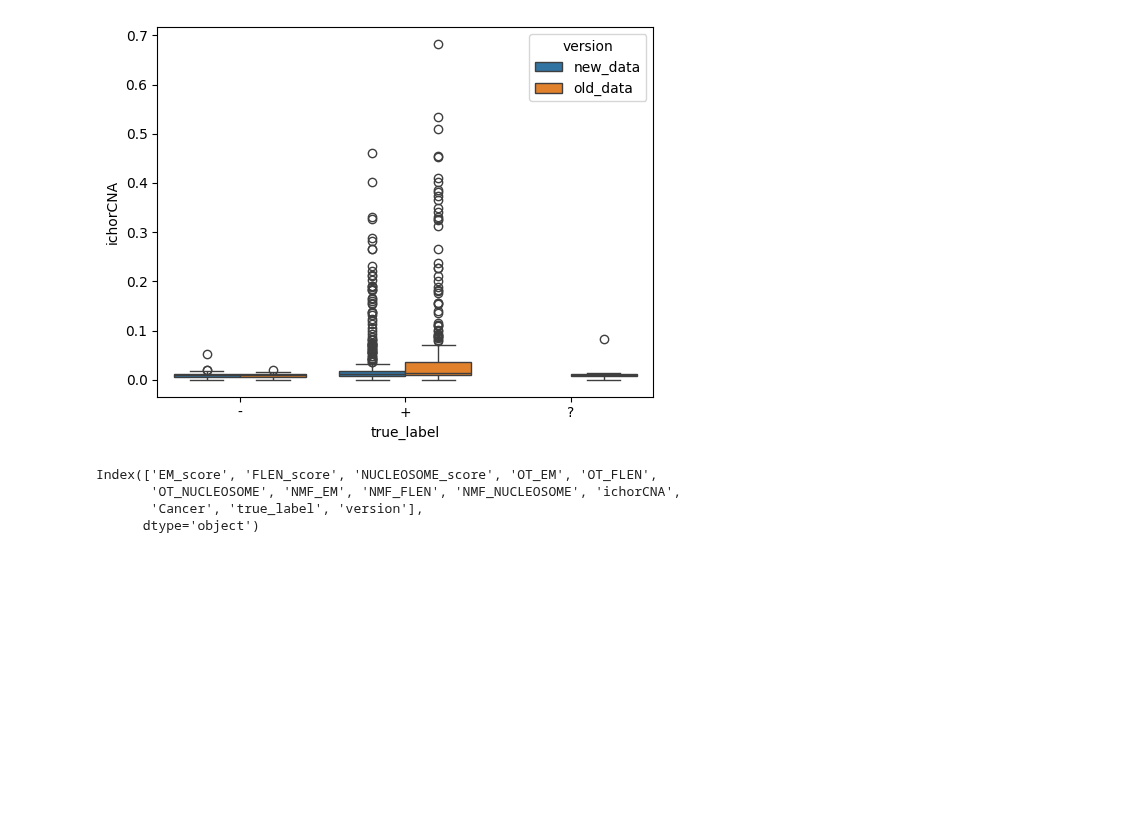
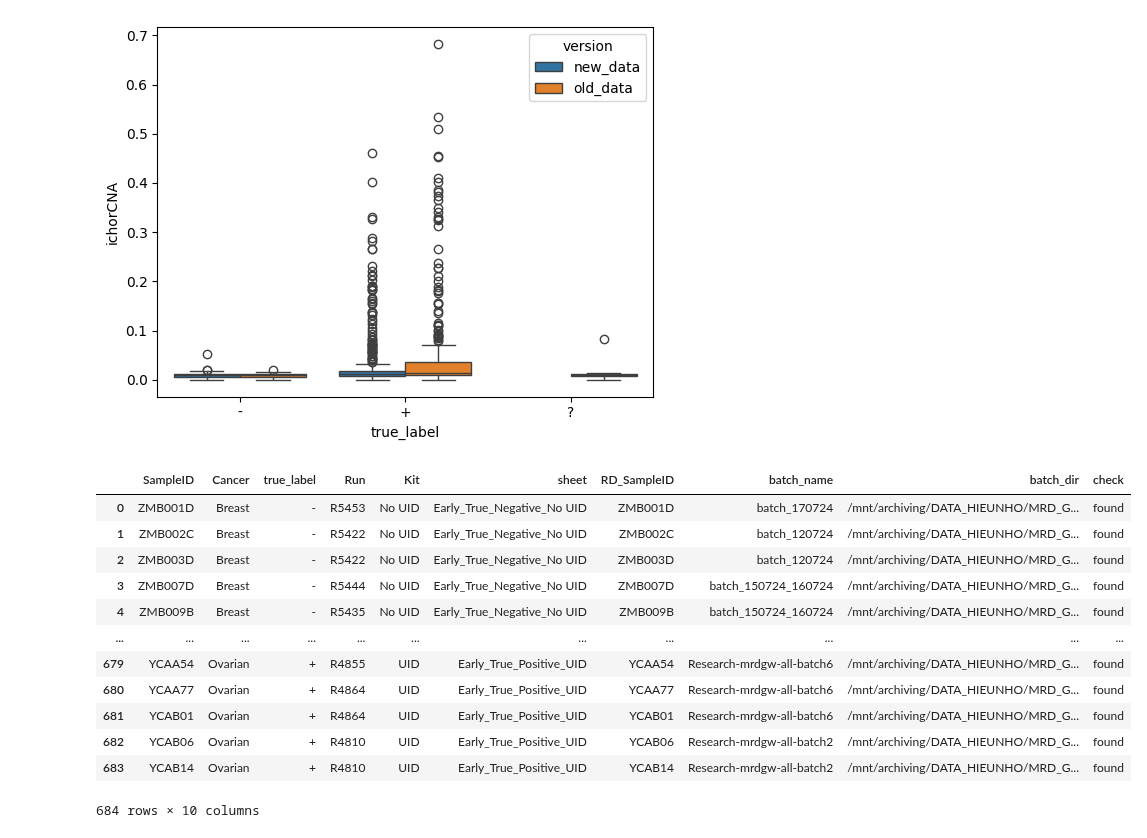
Before and after one commit to hieunguyen4193/gs-mrd, a Jupyter notebook: 03_analysis_new_MRD_data_20240924.ipynb, the cells around one changed output. Drawn from its saved outputs; the diff is of its cells as text; code cells hidden in the pictures; blank space fills up the shorter version.

```diff
--- a/03_analysis_new_MRD_data_20240924.ipynb
+++ b/03_analysis_new_MRD_data_20240924.ipynb
@@ -237,10 +231,19 @@ for f in ['EM_score', 'FLEN_score', 'NUCLEOSOME_score', 'OT_EM', 'OT_FLEN',
 [figure]
 [figure]
 [figure]
-# %%
-outputdf.columns
-# %% [output]
-Index(['EM_score', 'FLEN_score', 'NUCLEOSOME_score', 'OT_EM', 'OT_FLEN',
-       'OT_NUCLEOSOME', 'NMF_EM', 'NMF_FLEN', 'NMF_NUCLEOSOME', 'ichorCNA',
-       'Cancer', 'true_label', 'version'],
-      dtype='object')
+# %%
+metadata
+# %% [output]
+|  | SampleID | Cancer | true_label | Run | Kit | sheet | RD_SampleID | batch_name | batch_dir | check |
+| 0 | ZMB001D | Breast | - | R5453 | No UID | Early_True_Negative_No UID | ZMB001D | batch_170724 | /mnt/archiving/DATA_HIEUNHO/MRD_G... | found |
+| 1 | ZMB002C | Breast | - | R5422 | No UID | Early_True_Negative_No UID | ZMB002C | batch_120724 | /mnt/archiving/DATA_HIEUNHO/MRD_G... | found |
+| 2 | ZMB003D | Breast | - | R5422 | No UID | Early_True_Negative_No UID | ZMB003D | batch_120724 | /mnt/archiving/DATA_HIEUNHO/MRD_G... | found |
+| 3 | ZMB007D | Breast | - | R5444 | No UID | Early_True_Negative_No UID | ZMB007D | batch_150724_160724 | /mnt/archiving/DATA_HIEUNHO/MRD_G... | found |
+| 4 | ZMB009B | Breast | - | R5435 | No UID | Early_True_Negative_No UID | ZMB009B | batch_150724_160724 | /mnt/archiving/DATA_HIEUNHO/MRD_G... | found |
+| ... | ... | ... | ... | ... | ... | ... | ... | ... | ... | ... |
+| 679 | YCAA54 | Ovarian | + | R4855 | UID | Early_True_Positive_UID | YCAA54 | Research-mrdgw-all-batch6 | /mnt/archiving/DATA_HIEUNHO/MRD_G... | found |
+| 680 | YCAA77 | Ovarian | + | R4864 | UID | Early_True_Positive_UID | YCAA77 | Research-mrdgw-all-batch6 | /mnt/archiving/DATA_HIEUNHO/MRD_G... | found |
+| 681 | YCAB01 | Ovarian | + | R4864 | UID | Early_True_Positive_UID | YCAB01 | Research-mrdgw-all-batch6 | /mnt/archiving/DATA_HIEUNHO/MRD_G... | found |
+| 682 | YCAB06 | Ovarian | + | R4810 | UID | Early_True_Positive_UID | YCAB06 | Research-mrdgw-all-batch2 | /mnt/archiving/DATA_HIEUNHO/MRD_G... | found |
+| 683 | YCAB14 | Ovarian | + | R4810 | UID | Early_True_Positive_UID | YCAB14 | Research-mrdgw-all-batch2 | /mnt/archiving/DATA_HIEUNHO/MRD_G... | found |
+684 rows × 10 columns
```
Also changed, not shown: parts of 2 cells of this notebook.
